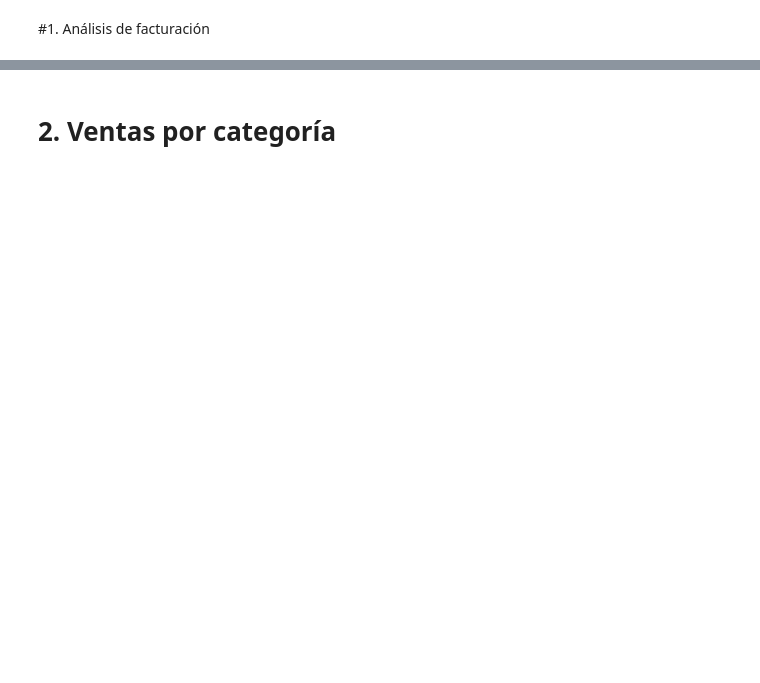
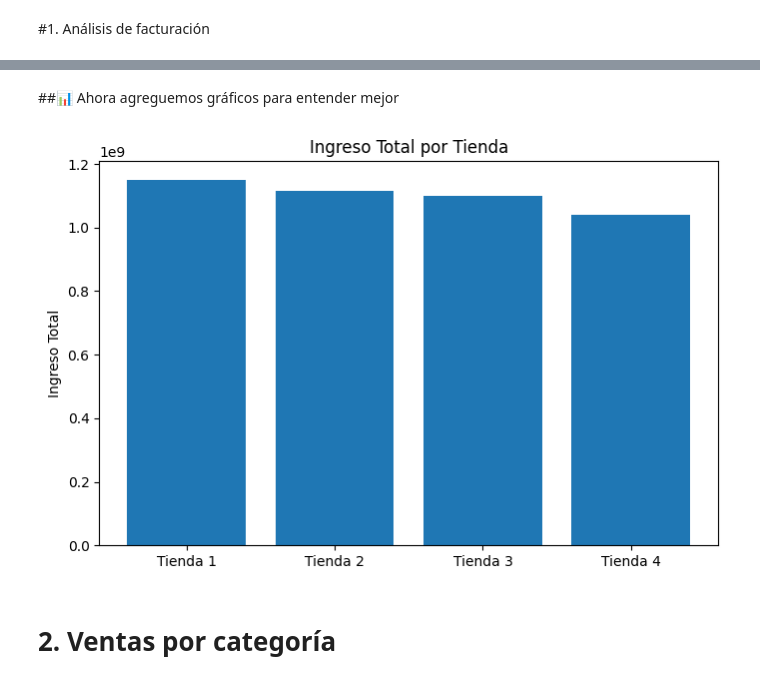
Before and after one commit to Nat-magui/alura-store-challenge, a Jupyter notebook: alura_store_challenge.ipynb, the cells around one changed output, grey strips where cells are left out. Cells and saved outputs as stored; diff of their text form; code cells hidden in the pictures; blank space fills up the shorter version.

```diff
--- a/alura_store_challenge.ipynb
+++ b/alura_store_challenge.ipynb
@@ -45,0 +215,24 @@ Columnas tienda1:
+# %%
+import pandas as pd
+
+facturacion_tienda1 = tienda["Precio"].sum()
+facturacion_tienda2 = tienda2["Precio"].sum()
+facturacion_tienda3 = tienda3["Precio"].sum()
+facturacion_tienda4 = tienda4["Precio"].sum()
+
+facturaciones = {
+    "Tienda 1": float(facturacion_tienda1),
+    "Tienda 2": float(facturacion_tienda2),
+    "Tienda 3": float(facturacion_tienda3),
+    "Tienda 4": float(facturacion_tienda4)
+}
+
+df_fact = (
+    pd.DataFrame(facturaciones.items(), columns=["Tienda", "Ingreso total"])
+      .sort_values("Ingreso total", ascending=False)
+      .reset_index(drop=True)
+)
+
+df_fact["Ingreso total"] = df_fact["Ingreso total"].map(lambda x: f"${x:,.0f}".replace(",", "."))
+
+df_fact
@@ -46,2 +260,14 @@ Columnas tienda1:
+# %% [markdown]
+##📊 Ahora agreguemos gráficos para entender mejor
+# %%
+import matplotlib.pyplot as plt
+
+plt.figure(figsize=(8,5))
+plt.bar(facturaciones.keys(), facturaciones.values())
+plt.title("Ingreso Total por Tienda")
+plt.ylabel("Ingreso Total")
+plt.show()
+# %% [output]
+[figure, added]
 # %% [markdown]
 # 2. Ventas por categoría
```
Also changed, not shown: parts of 47 cells of this notebook.
